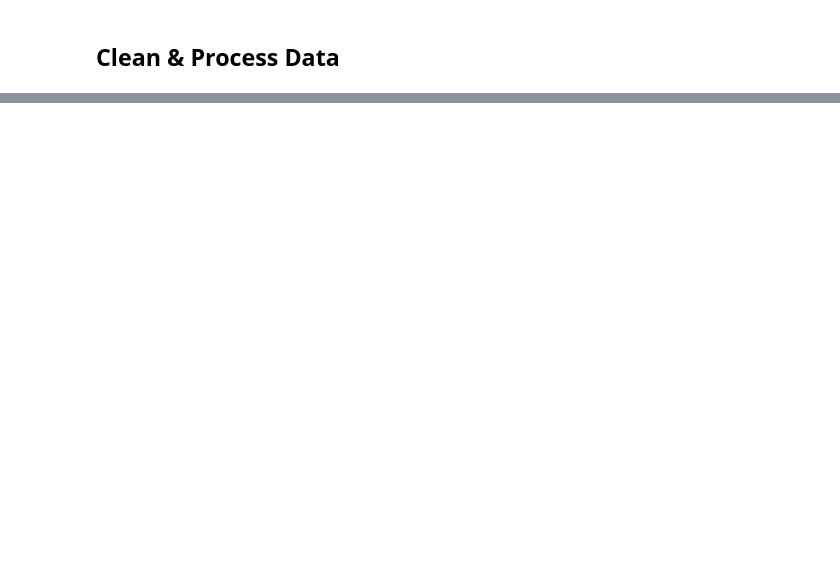
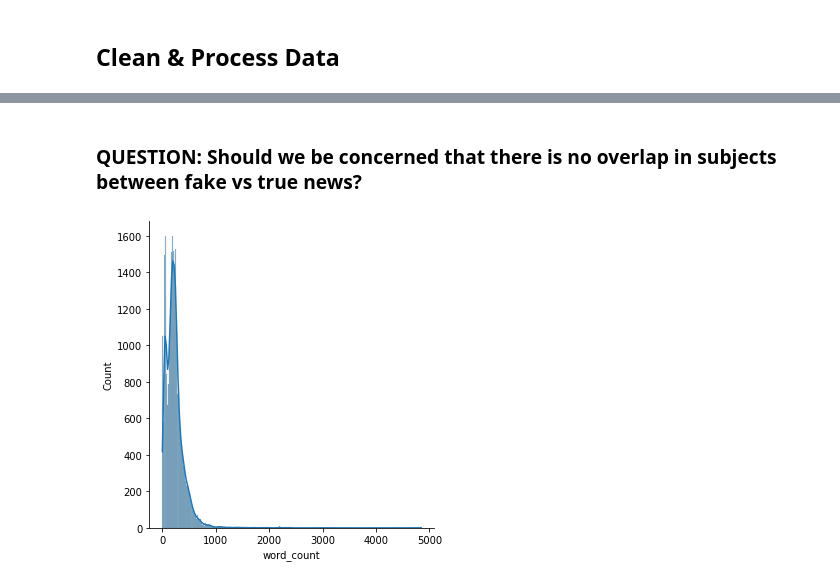
Before and after one commit to akikoiwamizu/w207-project, a Jupyter notebook: baseline_submission.ipynb, the cells around one changed output, grey strips where cells are left out. Saved outputs shown, nothing was run; the diff lists cells and outputs as text; code cells hidden in the pictures; blank space fills up the shorter version.

```diff
--- a/baseline_submission.ipynb
+++ b/baseline_submission.ipynb
@@ -51,0 +277,9 @@ ls: cannot access 'content/drive': No such file or directory
+# %% [markdown]
+### QUESTION: Should we be concerned that there is no overlap in subjects between fake vs true news?
+# %%
+# Distribution of the word count of the clean text values of the news data.
+df["word_count"] = df["clean_text"].apply(lambda x: len(str(x).split()))
+sns.displot(df["word_count"], kde=True)
+fig = plt.gcf()
+# %% [output]
+[figure, added]
```
Also changed, not shown: parts of 35 cells of this notebook.
